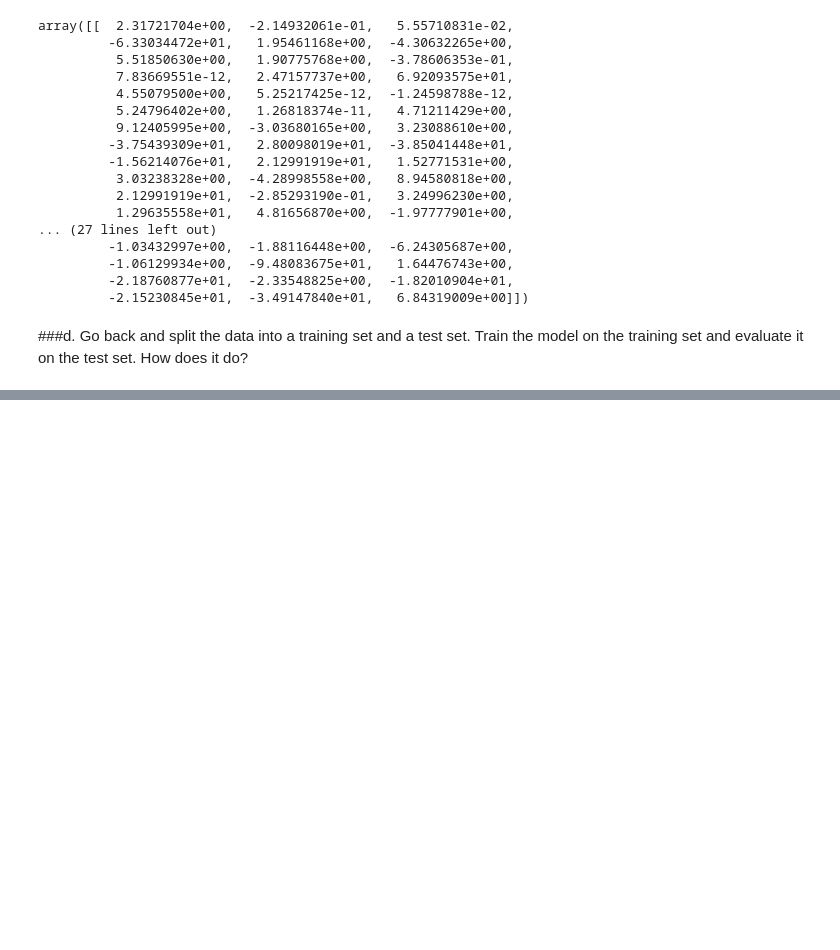
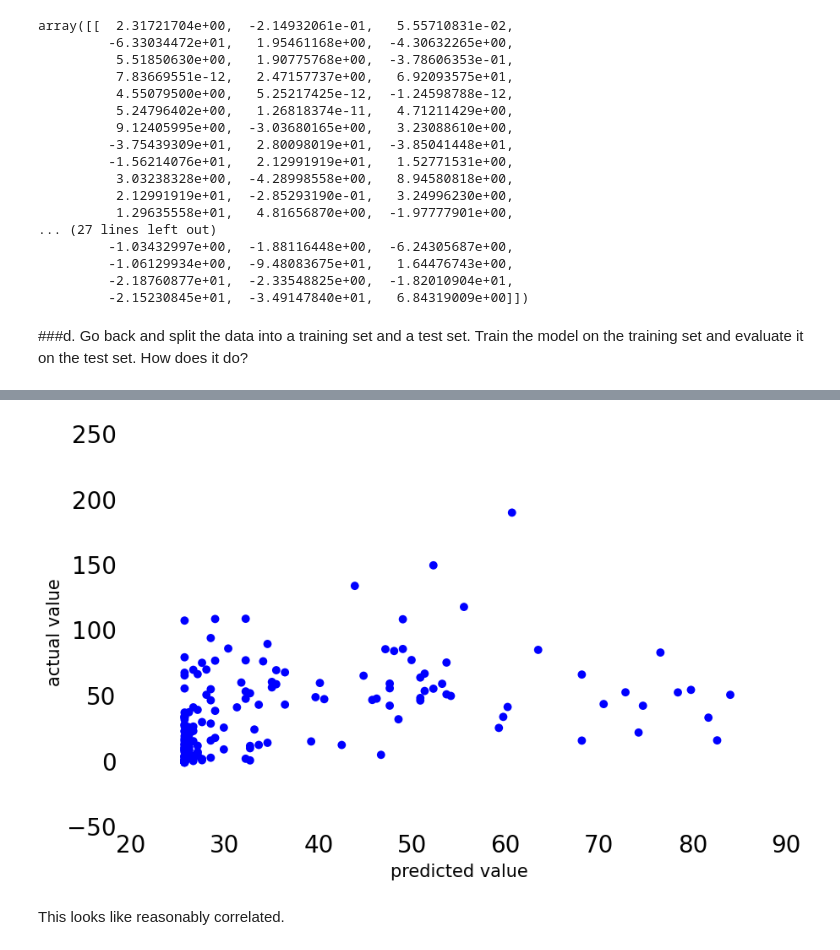
Before and after one commit to kaka0525/Process-Bike-Share-data-with-Pandas, a Jupyter notebook: bike_scikit.ipynb, the cells around one changed output, grey strips where cells are left out. Drawn from its saved outputs; the diff is of its cells as text; code cells hidden in the pictures; blank space fills up the shorter version.

```diff
--- a/bike_scikit.ipynb
+++ b/bike_scikit.ipynb
@@ -110,0 +245,9 @@ array([[  2.31721704e+00,  -2.14932061e-01,   5.55710831e-02,
+# %%
+plt.scatter(lin_regr.predict(x), y, s=50)
+plt.xlabel('predicted value')
+plt.ylabel('actual value')
+plt.show()
+# %% [output]
+[figure, added]
+# %% [markdown]
+This looks like reasonably correlated.
```
Also changed, not shown: parts of 39 cells of this notebook.
